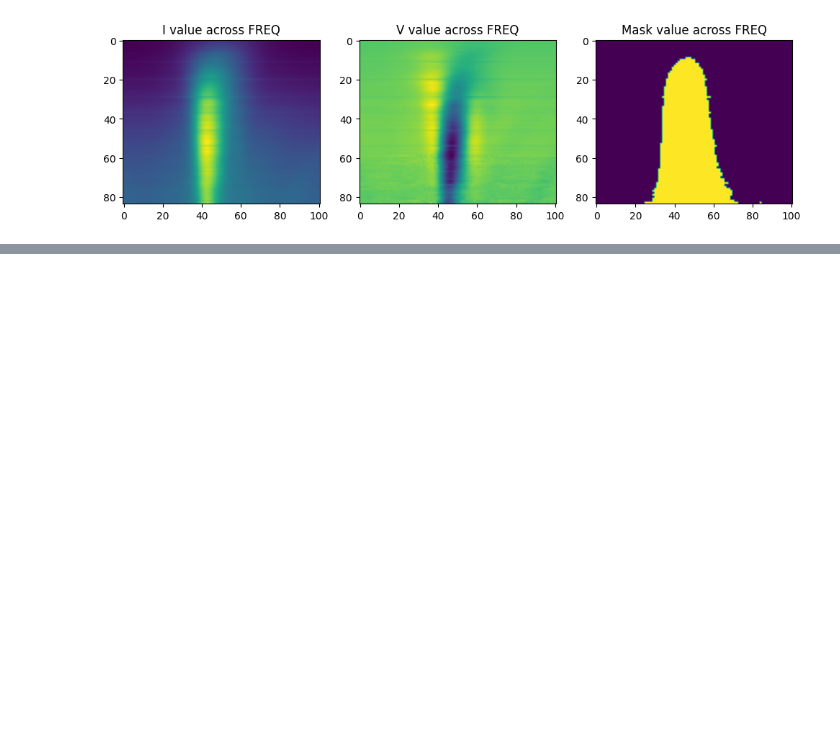
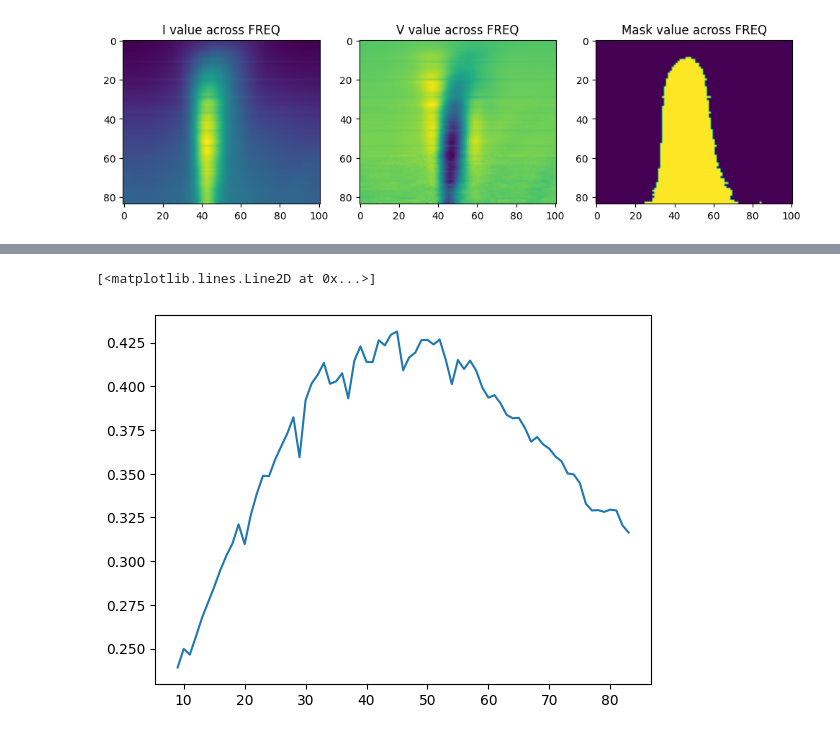
Before and after one commit to SpbfSAO/RATANSunPy, a Jupyter notebook: notebooks/AR Extractor.ipynb, the cells around one changed output, grey strips where cells are left out. Saved outputs shown, nothing was run; the diff lists cells and outputs as text; code cells hidden in the pictures; blank space fills up the shorter version.

```diff
--- a/notebooks/AR Extractor.ipynb
+++ b/notebooks/AR Extractor.ipynb
@@ -66,0 +77,5 @@ array([ 0.        ,  0.        ,  0.        ,  0.        ,  0.        ,
+# %%
+plt.plot(ar_hdul[1].data); plt.title("Mean value across FREQ")
+# %% [output]
+[<matplotlib.lines.Line2D at 0x...>]
+[figure, added]
```
Also changed, not shown: parts of 4 cells of this notebook, 1 other file.
